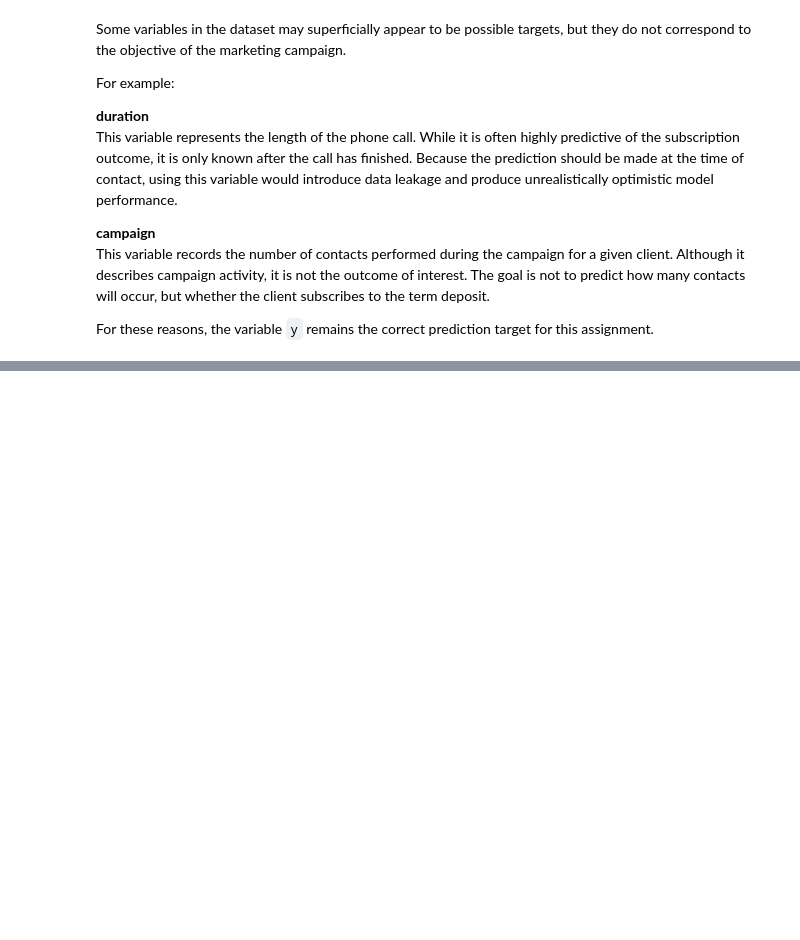
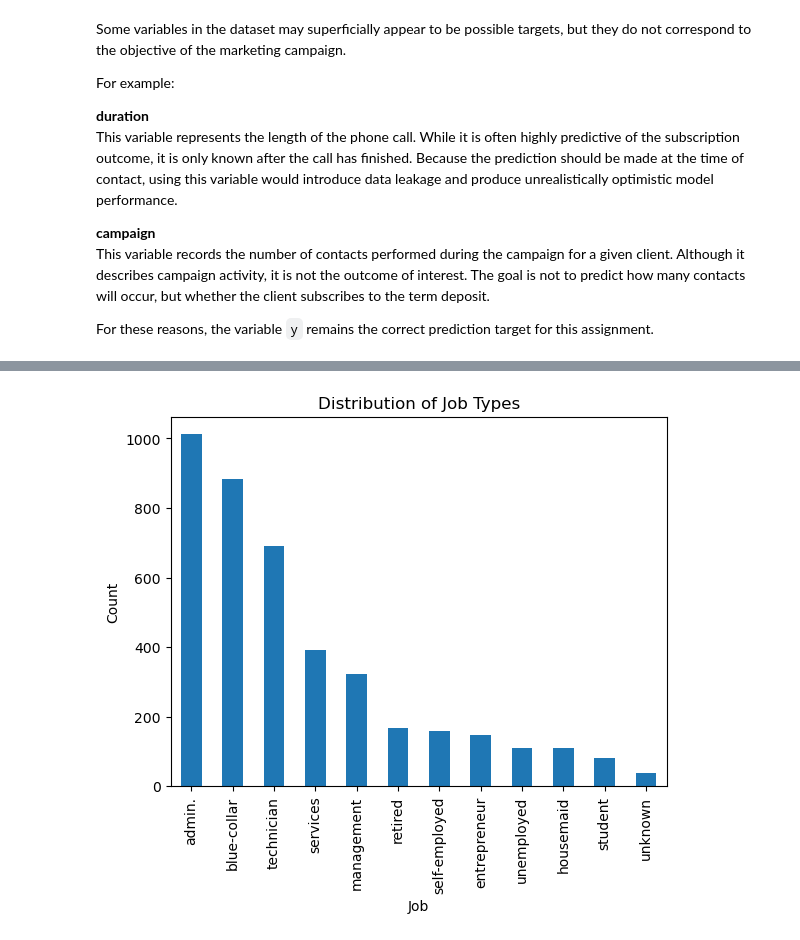
Before and after one commit to issamarida/ML-fundamentals-2026, a Jupyter notebook: assignment_1_issam_arida.ipynb, the cells around one changed output, grey strips where cells are left out. Saved outputs shown, nothing was run; the diff lists cells and outputs as text; code cells hidden in the pictures; blank space fills up the shorter version.

```diff
--- a/assignment_1_issam_arida.ipynb
+++ b/assignment_1_issam_arida.ipynb
@@ -75,0 +179,8 @@ For these reasons, the variable `y` remains the correct prediction target for th
+# %%
+df["job"].value_counts().plot(kind="bar")
+plt.title("Distribution of Job Types")
+plt.xlabel("Job")
+plt.ylabel("Count")
+plt.show()
+# %% [output]
+[figure, added]
```
Also changed, not shown: parts of 15 cells of this notebook.
